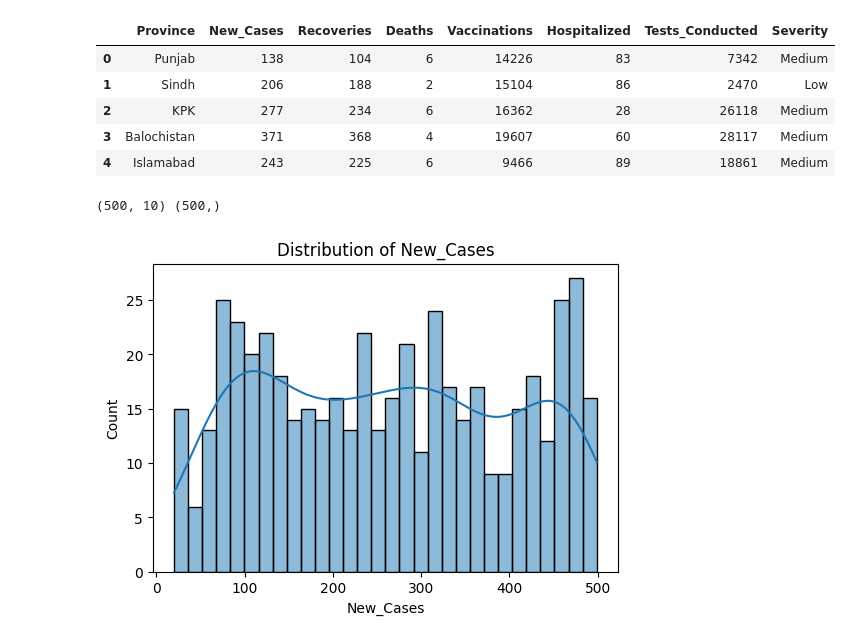
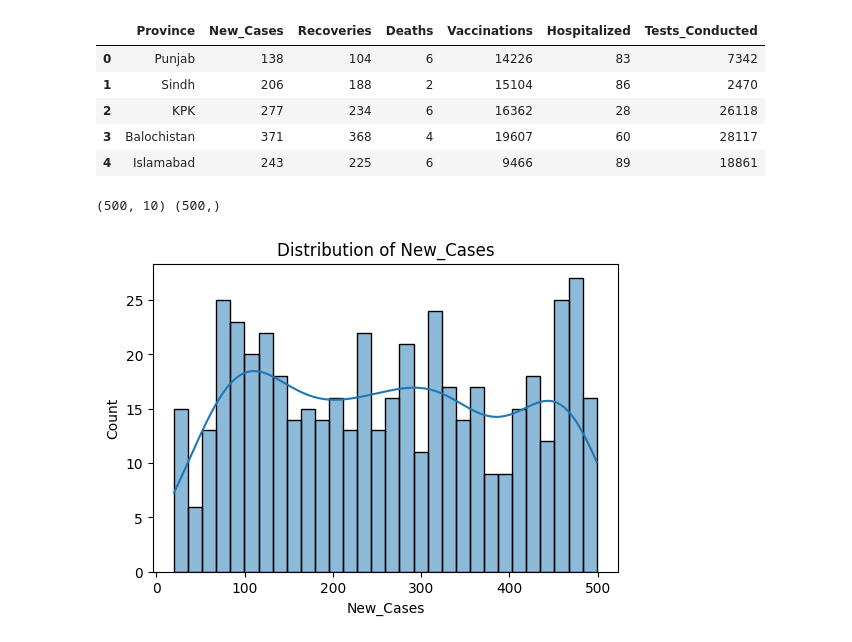
Before and after one commit to dafuba/covid_case_test, a Jupyter notebook: proj.ipynb, the cells around one changed output. Cells and saved outputs as stored; diff of their text form; code cells hidden in the pictures.

Commit message:
new_cases as target

```diff
--- a/proj.ipynb
+++ b/proj.ipynb
@@ -10,24 +10,14 @@ from sklearn.metrics import r2_score, mean_absolute_error, mean_squared_error
 from sklearn.preprocessing import LabelEncoder
 # %%
 df = pd.read_csv("Pakistan_COVID19.csv")
-
-def death_to_severity(d):
-    if d <= 2:
-        return "Low"
-    elif d <= 6:
-        return "Medium"
-    else:
-        return "High"
-
-df["Severity"] = df["Deaths"].apply(death_to_severity)
 df.head()
 # %% [output]
-|  | Province | New_Cases | Recoveries | Deaths | Vaccinations | Hospitalized | Tests_Conducted | Severity |
-| 0 | Punjab | 138 | 104 | 6 | 14226 | 83 | 7342 | Medium |
-| 1 | Sindh | 206 | 188 | 2 | 15104 | 86 | 2470 | Low |
-| 2 | KPK | 277 | 234 | 6 | 16362 | 28 | 26118 | Medium |
-| 3 | Balochistan | 371 | 368 | 4 | 19607 | 60 | 28117 | Medium |
-| 4 | Islamabad | 243 | 225 | 6 | 9466 | 89 | 18861 | Medium |
+|  | Province | New_Cases | Recoveries | Deaths | Vaccinations | Hospitalized | Tests_Conducted |
+| 0 | Punjab | 138 | 104 | 6 | 14226 | 83 | 7342 |
+| 1 | Sindh | 206 | 188 | 2 | 15104 | 86 | 2470 |
+| 2 | KPK | 277 | 234 | 6 | 16362 | 28 | 26118 |
+| 3 | Balochistan | 371 | 368 | 4 | 19607 | 60 | 28117 |
+| 4 | Islamabad | 243 | 225 | 6 | 9466 | 89 | 18861 |
 # %%
 df_encoded = pd.get_dummies(df, columns=["Province"], drop_first=False)
 
```
Also changed, not shown: parts of 7 cells of this notebook.
